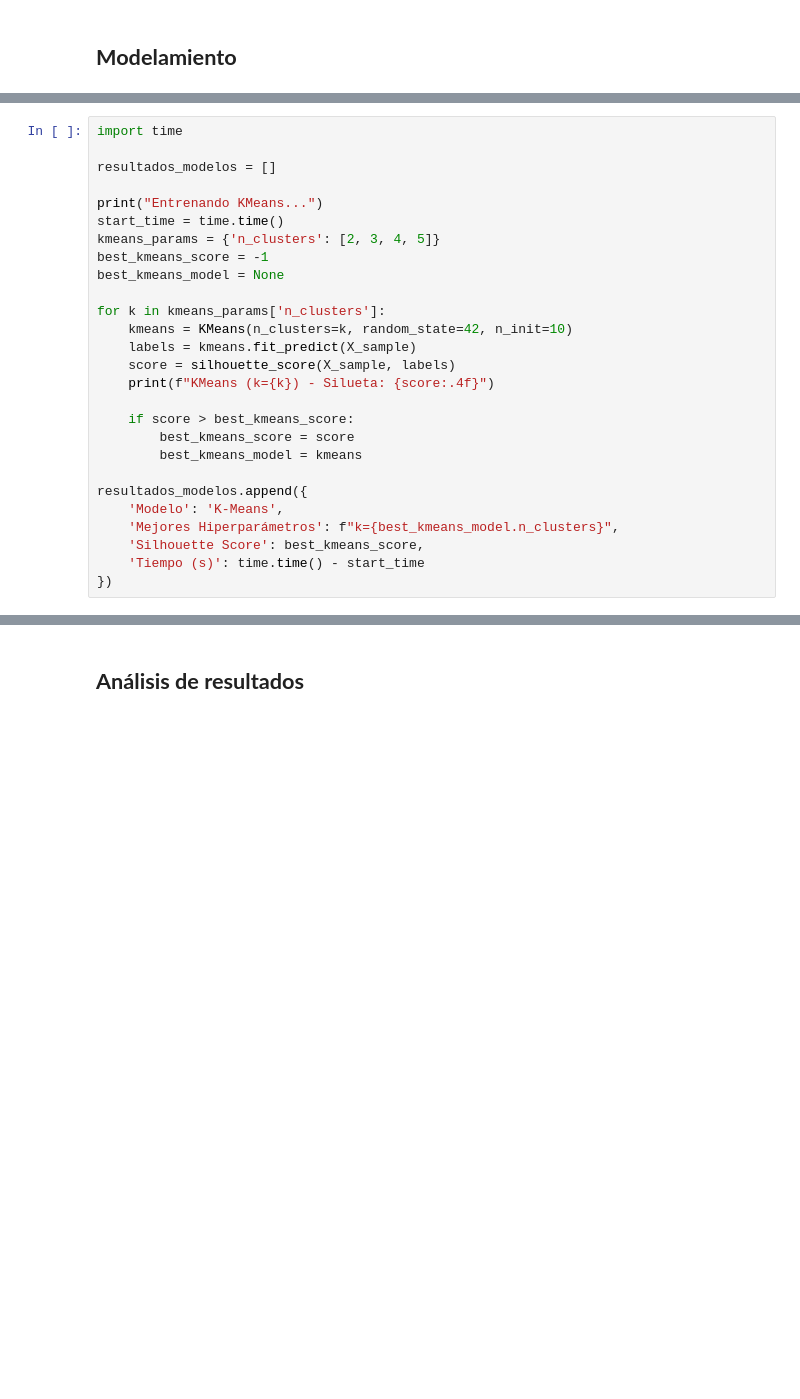
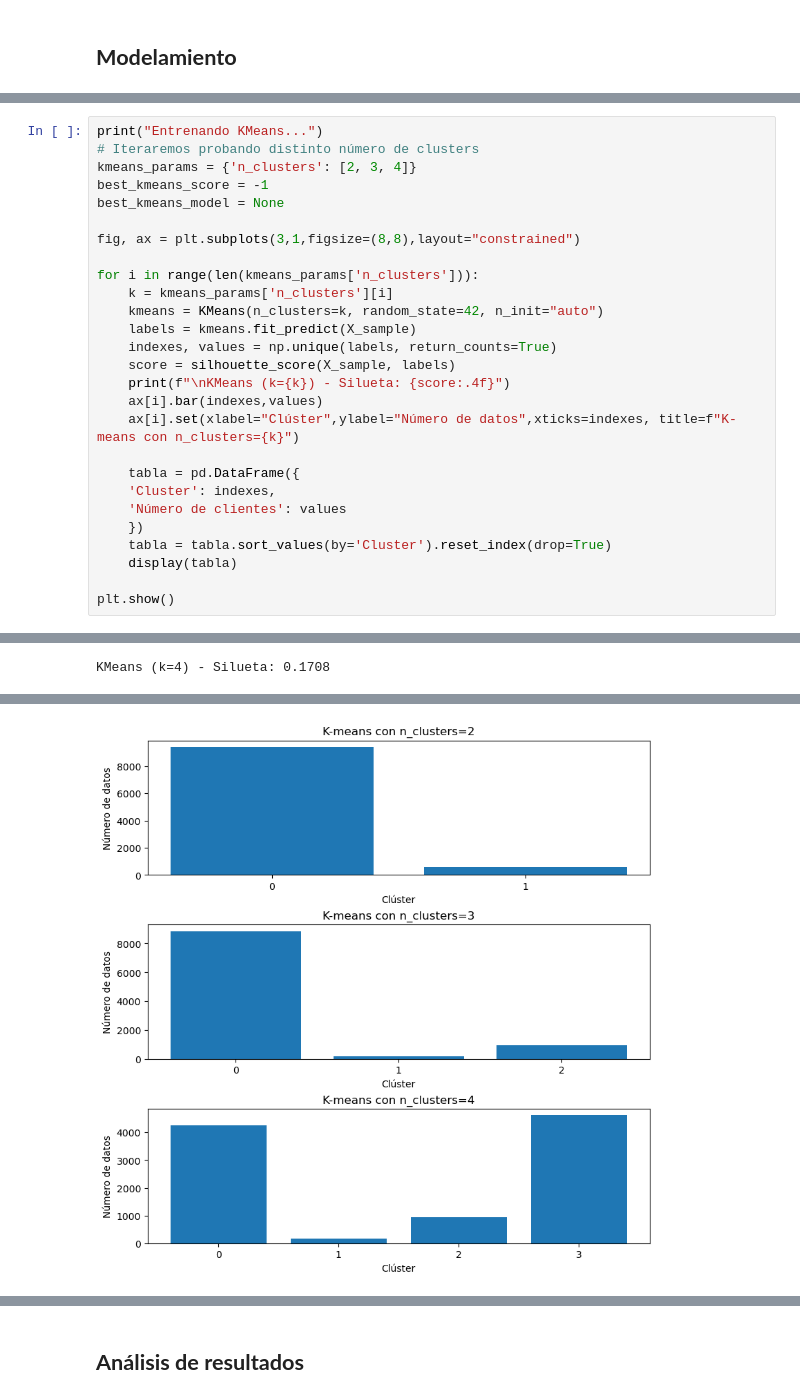
Before and after one commit to ef-blanco/Lab_1_Aprendizaje_Maq, a Jupyter notebook: L4 Tarea de agrupacion/Laboratorio_4_ML.ipynb, the cells around one changed output, grey strips where cells are left out. Saved outputs shown, nothing was run; the diff lists cells and outputs as text; blank space fills up the shorter version.

```diff
--- a/L4 Tarea de agrupacion/Laboratorio_4_ML.ipynb
+++ b/L4 Tarea de agrupacion/Laboratorio_4_ML.ipynb
@@ -318,27 +378,28 @@ print(f"Dimensiones muestra: {X_sample.shape}")
 # %%
-import time
-
-resultados_modelos = []
-
 print("Entrenando KMeans...")
-start_time = time.time()
-kmeans_params = {'n_clusters': [2, 3, 4, 5]}
+# Iteraremos probando distinto número de clusters
+kmeans_params = {'n_clusters': [2, 3, 4]}
 best_kmeans_score = -1
 best_kmeans_model = None
 
-for k in kmeans_params['n_clusters']:
-    kmeans = KMeans(n_clusters=k, random_state=42, n_init=10)
+fig, ax = plt.subplots(3,1,figsize=(8,8),layout="constrained")
+
+for i in range(len(kmeans_params['n_clusters'])):
+    k = kmeans_params['n_clusters'][i]
+    kmeans = KMeans(n_clusters=k, random_state=42, n_init="auto")
     labels = kmeans.fit_predict(X_sample)
+    indexes, values = np.unique(labels, return_counts=True)
     score = silhouette_score(X_sample, labels)
-    print(f"KMeans (k={k}) - Silueta: {score:.4f}")
+    print(f"\nKMeans (k={k}) - Silueta: {score:.4f}")
+    ax[i].bar(indexes,values)
+    ax[i].set(xlabel="Clúster",ylabel="Número de datos",xticks=indexes, title=f"K-means con n_clusters={k}")
 
-    if score > best_kmeans_score:
-        best_kmeans_score = score
-        best_kmeans_model = kmeans
+    tabla = pd.DataFrame({
+    'Cluster': indexes,
+    'Número de clientes': values
+    })
+    tabla = tabla.sort_values(by='Cluster').reset_index(drop=True)
+    display(tabla)
 
-resultados_modelos.append({
-    'Modelo': 'K-Means',
-    'Mejores Hiperparámetros': f"k={best_kmeans_model.n_clusters}",
-    'Silhouette Score': best_kmeans_score,
-    'Tiempo (s)': time.time() - start_time
-})
+plt.show()
+# %% [output]
@@ -344,0 +417 @@ resultados_modelos.append({
+KMeans (k=4) - Silueta: 0.1708
@@ -344,0 +423 @@ resultados_modelos.append({
+[figure, added]
```
Also changed, not shown: parts of 31 cells of this notebook.
